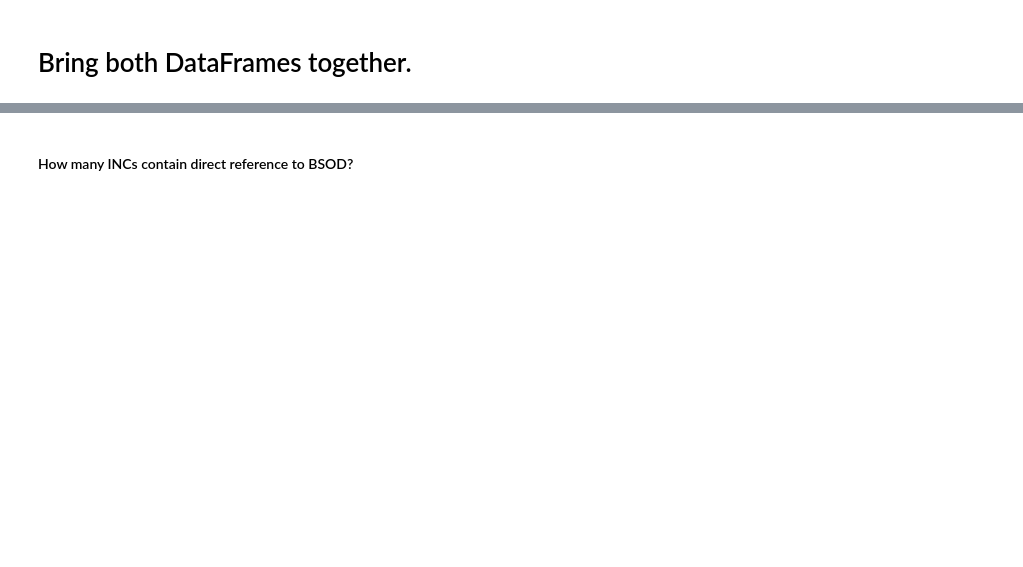
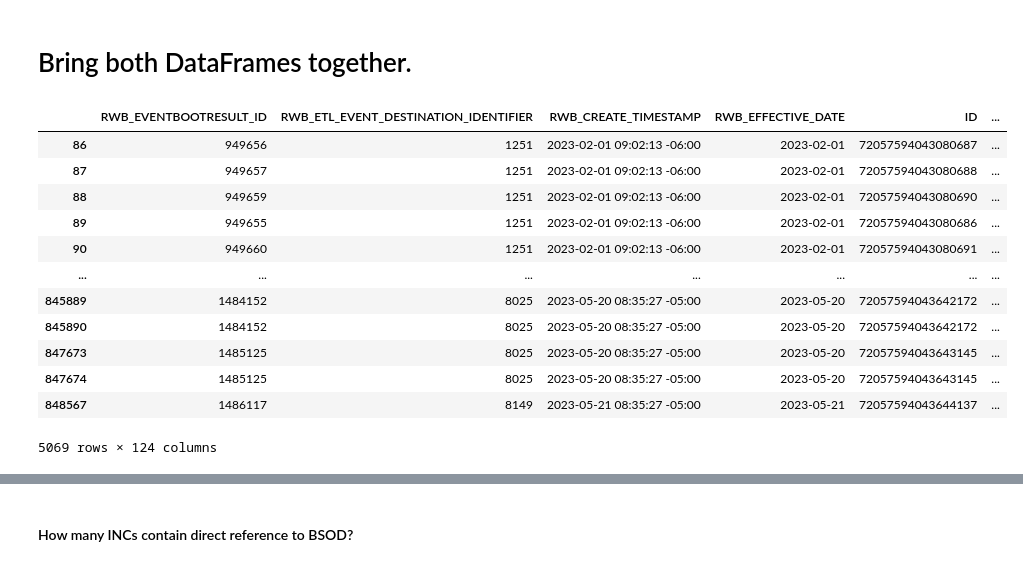
Before and after one commit to redgerly-umich/capstone_ff, a Jupyter notebook: DataCleaning/combine_4_error_types.ipynb, the cells around one changed output, grey strips where cells are left out. Cells and saved outputs as stored; diff of their text form; code cells hidden in the pictures; blank space fills up the shorter version.

```diff
--- a/DataCleaning/combine_4_error_types.ipynb
+++ b/DataCleaning/combine_4_error_types.ipynb
@@ -327,0 +375,2 @@ print(len(df_boot))
+# %%
+df_boot['error_type'] = 'Boot'
@@ -424,6 +425,22 @@ grouped_counts[grouped_counts > 1]
 # %% [markdown]
 
 # Bring both DataFrames together.
+# %%
+incs_boot[incs_boot['number'].notnull()]
+# %% [output]
+|  | RWB_EVENTBOOTRESULT_ID | RWB_ETL_EVENT_DESTINATION_IDENTIFIER | RWB_CREATE_TIMESTAMP | RWB_EFFECTIVE_DATE | ID | ... |
+| 86 | 949656 | 1251 | 2023-02-01 09:02:13 -06:00 | 2023-02-01 | 72057594043080687 | ... |
+| 87 | 949657 | 1251 | 2023-02-01 09:02:13 -06:00 | 2023-02-01 | 72057594043080688 | ... |
+| 88 | 949659 | 1251 | 2023-02-01 09:02:13 -06:00 | 2023-02-01 | 72057594043080690 | ... |
+| 89 | 949655 | 1251 | 2023-02-01 09:02:13 -06:00 | 2023-02-01 | 72057594043080686 | ... |
+| 90 | 949660 | 1251 | 2023-02-01 09:02:13 -06:00 | 2023-02-01 | 72057594043080691 | ... |
+| ... | ... | ... | ... | ... | ... | ... |
+| 845889 | 1484152 | 8025 | 2023-05-20 08:35:27 -05:00 | 2023-05-20 | 72057594043642172 | ... |
+| 845890 | 1484152 | 8025 | 2023-05-20 08:35:27 -05:00 | 2023-05-20 | 72057594043642172 | ... |
+| 847673 | 1485125 | 8025 | 2023-05-20 08:35:27 -05:00 | 2023-05-20 | 72057594043643145 | ... |
+| 847674 | 1485125 | 8025 | 2023-05-20 08:35:27 -05:00 | 2023-05-20 | 72057594043643145 | ... |
+| 848567 | 1486117 | 8149 | 2023-05-21 08:35:27 -05:00 | 2023-05-21 | 72057594043644137 | ... |
+5069 rows × 124 columns
 # %%
 df = pd.concat([incs_merged, incs_boot])
 df.reset_index(inplace=True)
```
Also changed, not shown: parts of 90 cells of this notebook.
